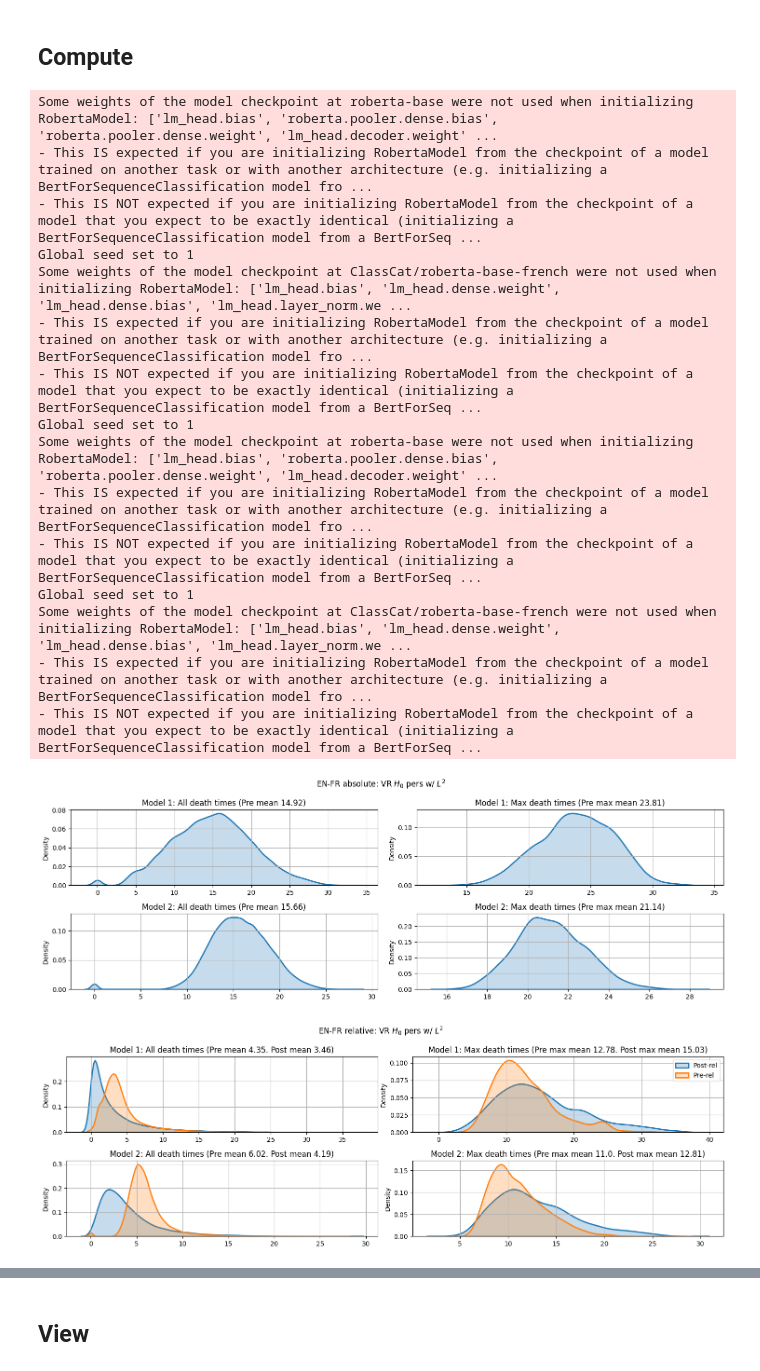
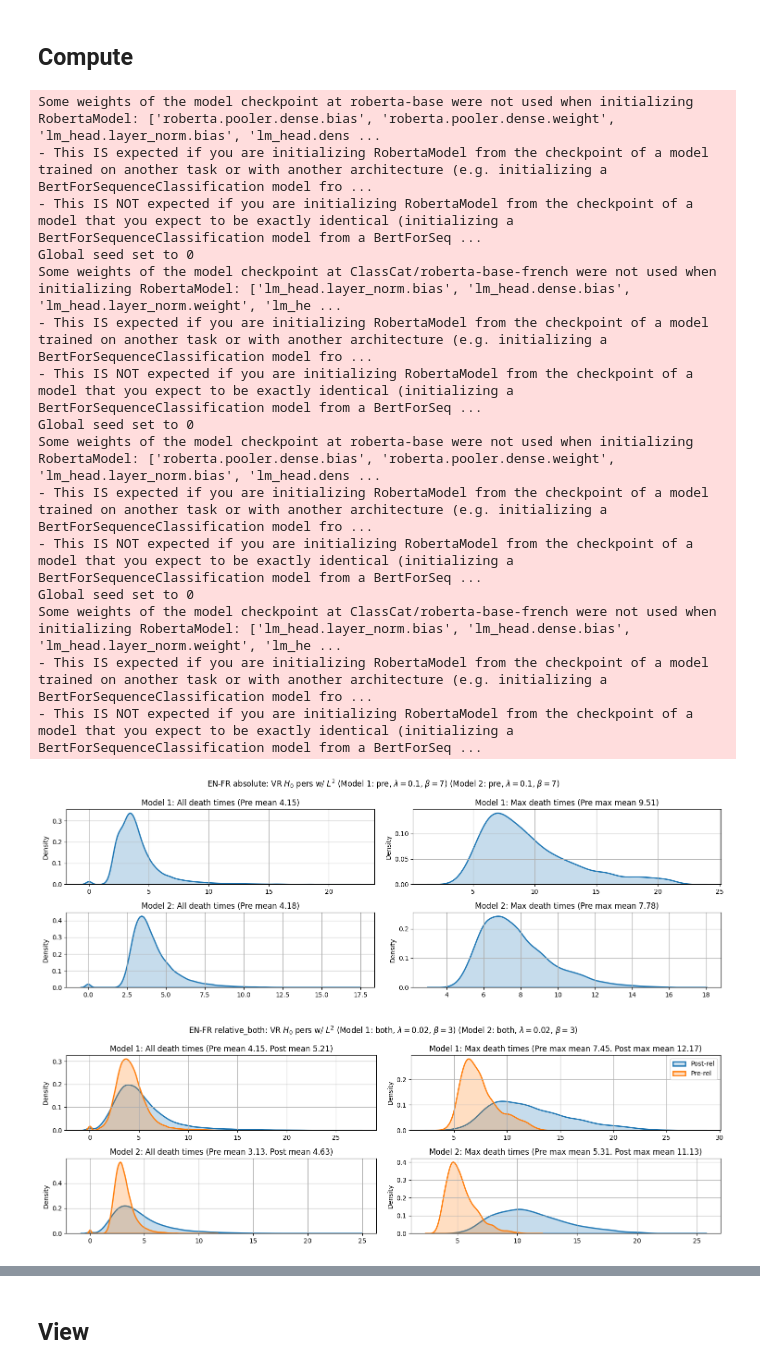
Before and after one commit to AGarciaCast/Topo_Reg_Relative_Rep, a Jupyter notebook: topo_multilingual_stitching.ipynb, the cells around one changed output, grey strips where cells are left out. Saved outputs shown, nothing was run; the diff lists cells and outputs as text; code cells hidden in the pictures.

```diff
--- a/topo_multilingual_stitching.ipynb
+++ b/topo_multilingual_stitching.ipynb
@@ -569,14 +552,3 @@ Some weights of the model checkpoint at ClassCat/roberta-base-french were not us
-# %%
-SEEDS = [0]
-TRAIN = False
-
-if TRAIN:
-    for seed in tqdm(SEEDS, leave=False, desc="seed"):
-        for fine_tune in tqdm([False], leave=False, desc="fine_tune"):
-            for embedding_type in tqdm(["relative"], leave=False, desc="embedding_type"):
-                for train_lang in tqdm(ALL_LANGS, leave=False, desc="lang"):
-                    train_network(train_lang, mode=embedding_type, seed=seed, fine_tune=fine_tune)
-                    clear_output(wait=True)
 # %% [markdown]
 # Results
 # %% [markdown]
@@ -613,22 +585,20 @@ numeric_results = {
     },
 }
 
-
-
 pers = "L_2"
 langs= ["en", "fr"]
-modes = ["vanilla"]
-embeddings = ["absolute", "relative"]
-check_best = True
-
-for seed in [1]:
+modes = ["topo"]
+embeddings = ["absolute", "relative_both"]
+check_best = False
+vrs = 1
+for seed in [0, 1]:
     models = {
         train_mode: {
             embedding_type: {
                     train_lang: LitTopoRelRoberta.load_from_checkpoint(
                                   CHECKPOINT_PATH /
                                   f"{'fine_grained' if fine_grained else 'coarse_grained'}/{train_mode}_linear_{train_lang}_{embedding_type}_seed{seed}" /
-                                  f"lightning_logs/version_0/checkpoints/{'best' if check_best else 'full-v1'}.ckpt",
+                                  f"lightning_logs/version_{vrs}/checkpoints/{'best' if check_best else 'full-v1'}.ckpt",
                                    linear=True)
 
 
@@ -646,7 +616,7 @@ for seed in [1]:
 
                     model_enc = models[mode][embed_type][enc_lang].net
 
-                    relative = embed_type == "relative"
+                    relative = "relative" in embed_type
                     if relative:
                         model_enc.anchor_dataloader = anchors_lang2dataloader[enc_lang]
 
@@ -671,14 +641,14 @@ for seed in [1]:
                         if mode=="topo":
                             with open(CHECKPOINT_PATH /
                                         f"{'fine_grained' if fine_grained else 'coarse_grained'}/{mode}_linear_{enc_lang}_{embed_type}_seed{seed}" /
-                                        "lightning_logs/version_0/hparams.yaml") as fp:
+                                        f"lightning_logs/version_{vrs}/hparams.yaml") as fp:
                                 topo_1 = YAML().load(fp)["topo_par"]
 
                             title+= f" (Model 1: {topo_1[0]}, "+ r"$\lambda={}$, ".format(topo_1[3]) + r"$\beta={}$)".format(topo_1[2])
 
                             with open(CHECKPOINT_PATH /
                                             f"{'fine_grained' if fine_grained else 'coarse_grained'}/{mode}_linear_{dec_lang}_{embed_type}_seed{seed}" /
-                                            "lightning_logs/version_0/hparams.yaml") as fp:
+                                            f"lightning_logs/version_{vrs}/hparams.yaml") as fp:
                                     topo_2 = YAML().load(fp)["topo_par"]
 
                             title+= f" (Model 2: {topo_2[0]}, "+ r"$\lambda={}$, ".format(topo_2[3]) + r"$\beta={}$)".format(topo_2[2])
@@ -688,11 +658,20 @@ for seed in [1]:
                         if relative:
                             model_dec.anchor_dataloader = anchors_lang2dataloader[dec_lang]
 
+
+                        if mode == "topo":
+                            path =  f"{'fine_grained' if fine_grained else 'coarse_grained'}/{'best_' if check_best else ''}full_topo_dist_linear/{enc_lang}_{dec_lang}_{embed_type}"
+                            if relative:
+                                path += f"_{topo_1[0]}_{topo_2[0]}"
+                            path += f"_{topo_1[2]}_{topo_2[2]}_seed{seed}.png"
+                        else:
+                            path =  f"{'fine_grained' if fine_grained else 'coarse_grained'}/{'best_' if check_best else ''}full_topo_dist_linear/{enc_lang}_{dec_lang}_{embed_type}_seed{seed}.png"
+
+
                         compare_topo_models(model_enc, model_dec, device,
                                             dataloader1=test_lang2dataloader[enc_lang][1],
                                             dataloader2=test_lang2dataloader[dec_lang][1],
-                                            save_path= FIG_PATH / "rel_vanilla" /
-                                                        f"{'fine_grained' if fine_grained else 'coarse_grained'}/{'best_' if check_best else ''}full_topo_dist_linear/{enc_lang}_{dec_lang}_{embed_type}_seed{seed}.png",
+                                            save_path= FIG_PATH / "rel_vanilla" /path,
                                             title=title,
                                             pers=pers,
                                             relative=relative,
@@ -717,41 +696,43 @@ for seed in [1]:
                     else:
                         numeric_results[mode]["CKA_pre"].append(1.)
                         if relative:
                             numeric_results[mode]["CKA_post"].append(1.)
                         else:
                             numeric_results[mode]["CKA_post"].append(-1.)
 
-
-                    numeric_results[mode]["embed_type"].append(embed_type)
+                    if not relative:
+                        numeric_results[mode]["embed_type"].append(embed_type)
+                    else:
+                        numeric_results[mode]["embed_type"].append("relative")
                     numeric_results[mode]["enc_lang"].append(enc_lang)
                     numeric_results[mode]["dec_lang"].append(dec_lang)
                     numeric_results[mode]["precision"].append(precision)
                     numeric_results[mode]["recall"].append(recall)
                     numeric_results[mode]["acc"].append(acc)
                     numeric_results[mode]["fscore"].append(fscore)
                     numeric_results[mode]["stitched"].append(enc_lang != dec_lang)
                     numeric_results[mode]["mae"].append(mae)
                     numeric_results[mode]["seed"].append(seed)
 
     for mode in modes:
         for embed_type in embeddings:
             for enc_lang in langs:
                    del models[mode][embed_type][enc_lang]
 # %% [output]
-Some weights of the model checkpoint at roberta-base were not used when initializing RobertaModel: ['lm_head.bias', 'roberta.pooler.dense.bias', 'roberta.pooler.dense.weight', 'lm_head.decoder.weight' ...
+Some weights of the model checkpoint at roberta-base were not used when initializing RobertaModel: ['roberta.pooler.dense.bias', 'roberta.pooler.dense.weight', 'lm_head.layer_norm.bias', 'lm_head.dens ...
 - This IS expected if you are initializing RobertaModel from the checkpoint of a model trained on another task or with another architecture (e.g. initializing a BertForSequenceClassification model fro ...
 - This IS NOT expected if you are initializing RobertaModel from the checkpoint of a model that you expect to be exactly identical (initializing a BertForSequenceClassification model from a BertForSeq ...
-Global seed set to 1
-Some weights of the model checkpoint at ClassCat/roberta-base-french were not used when initializing RobertaModel: ['lm_head.bias', 'lm_head.dense.weight', 'lm_head.dense.bias', 'lm_head.layer_norm.we ...
+Global seed set to 0
+Some weights of the model checkpoint at ClassCat/roberta-base-french were not used when initializing RobertaModel: ['lm_head.layer_norm.bias', 'lm_head.dense.bias', 'lm_head.layer_norm.weight', 'lm_he ...
 - This IS expected if you are initializing RobertaModel from the checkpoint of a model trained on another task or with another architecture (e.g. initializing a BertForSequenceClassification model fro ...
 - This IS NOT expected if you are initializing RobertaModel from the checkpoint of a model that you expect to be exactly identical (initializing a BertForSequenceClassification model from a BertForSeq ...
-Global seed set to 1
-Some weights of the model checkpoint at roberta-base were not used when initializing RobertaModel: ['lm_head.bias', 'roberta.pooler.dense.bias', 'roberta.pooler.dense.weight', 'lm_head.decoder.weight' ...
+Global seed set to 0
+Some weights of the model checkpoint at roberta-base were not used when initializing RobertaModel: ['roberta.pooler.dense.bias', 'roberta.pooler.dense.weight', 'lm_head.layer_norm.bias', 'lm_head.dens ...
 - This IS expected if you are initializing RobertaModel from the checkpoint of a model trained on another task or with another architecture (e.g. initializing a BertForSequenceClassification model fro ...
 - This IS NOT expected if you are initializing RobertaModel from the checkpoint of a model that you expect to be exactly identical (initializing a BertForSequenceClassification model from a BertForSeq ...
-Global seed set to 1
-Some weights of the model checkpoint at ClassCat/roberta-base-french were not used when initializing RobertaModel: ['lm_head.bias', 'lm_head.dense.weight', 'lm_head.dense.bias', 'lm_head.layer_norm.we ...
+Global seed set to 0
+Some weights of the model checkpoint at ClassCat/roberta-base-french were not used when initializing RobertaModel: ['lm_head.layer_norm.bias', 'lm_head.dense.bias', 'lm_head.layer_norm.weight', 'lm_he ...
 - This IS expected if you are initializing RobertaModel from the checkpoint of a model trained on another task or with another architecture (e.g. initializing a BertForSequenceClassification model fro ...
 - This IS NOT expected if you are initializing RobertaModel from the checkpoint of a model that you expect to be exactly identical (initializing a BertForSequenceClassification model from a BertForSeq ...
-[figure, old version]
+[figure, new version]
-[figure, old version]
+[figure, new version]
```
Also changed, not shown: parts of 8 cells of this notebook, 31 other files.
